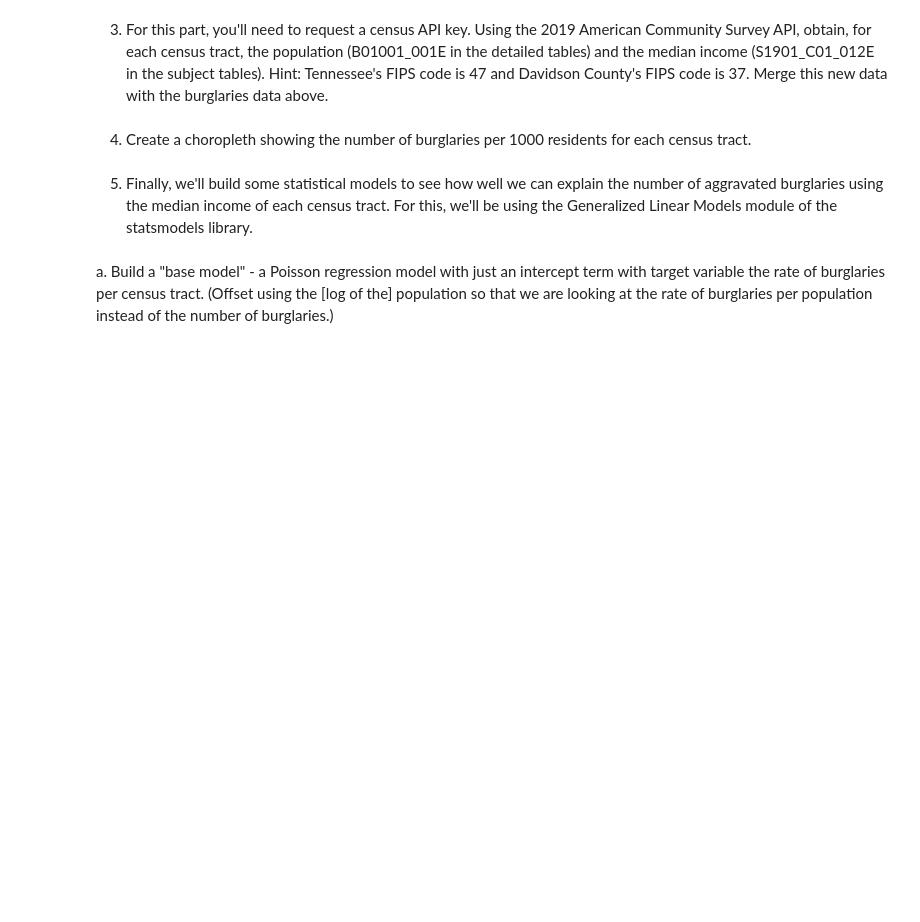
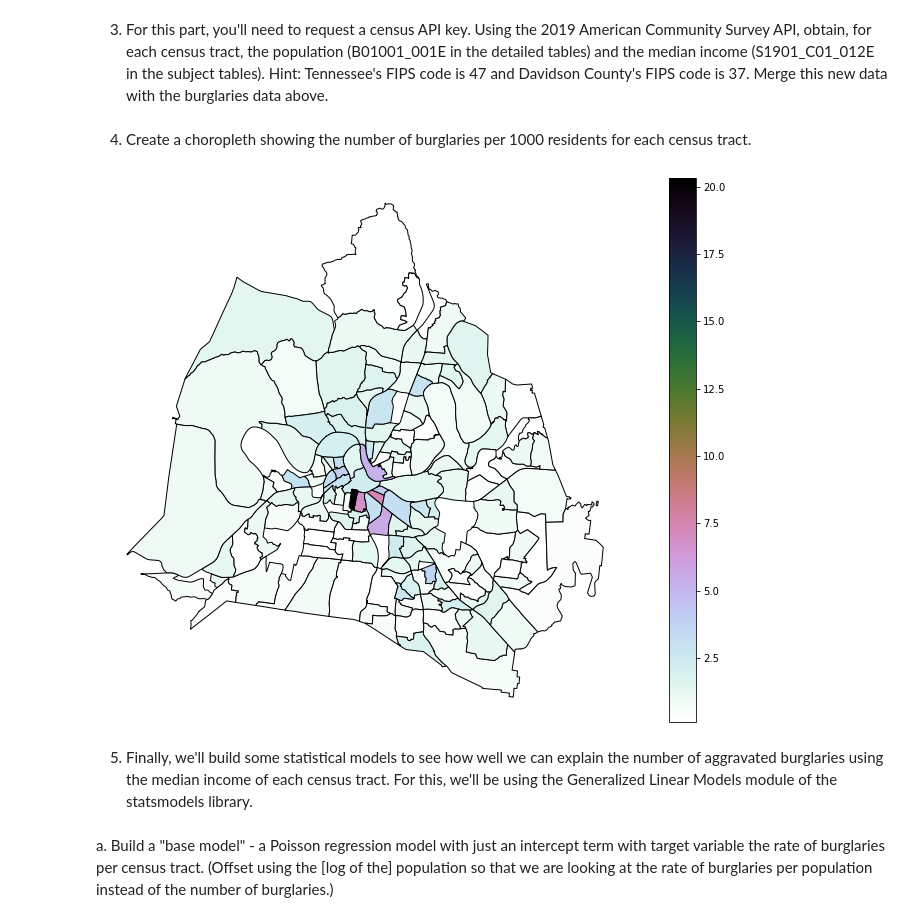
Before and after one commit to nss-data-science-cohort-5/geospatial_api-blue-barracudas, a Jupyter notebook: notebooks/First Run.ipynb, the cells around one changed output. Cells and saved outputs as stored; diff of their text form; code cells hidden in the pictures; blank space fills up the shorter version.

```diff
--- a/notebooks/First Run.ipynb
+++ b/notebooks/First Run.ipynb
@@ -90,14 +85,49 @@ geo_burg_census = geo_burg_census.merge(davidson, how = 'inner')
 # %%
 # Question 4
 
-# Create dataframe of burglaries per 1,000 residents for each census tract.
-burglaries_per_1000 = pd.DataFrame(geo_burg_census['Census Tract'].value_counts())
-burglaries_per_1000 = (
-    burglaries_per_1000.reset_index().rename(columns = {'index':'Census Tract', 'Census Tract':'Burglary Number'})
+# Consider condensing code in this section.
+# Subset geo_burg_census to tracts and population.
+only_tracts_population = (
+    geo_burg_census[['Census Tract', 'Total Population']]
+    .drop_duplicates(subset = {'Census Tract'})
 )
-#burglaries_per_1000['Population'] = (
-#    geo_burg_census['Total Population'].loc[burglaries_per_1000['Census Tract'] == geo_burg_census['Census Tract']]
-#)
+
+# Subset dataframe of census tract locations into just Davidson.
+only_davidson_census_tracts = census_tracts.loc[census_tracts['COUNTYFP'].isin(['037'])]
+
+# Merge that dataframe with burglaries_per_1000.
+merged_burglaries_per_1000 = pd.merge(burglaries_per_1000, only_tracts_population, how = "inner", on = "Census Tract")
+
+# Create a column for burglaries per 1,000 people.
+merged_burglaries_per_1000["Burglaries per 1,000 People"] = (
+    merged_burglaries_per_1000["Burglary Number"]/merged_burglaries_per_1000["Total Population"] * 1000
+)
+
+# Merge with merged_burglaries_per_1000.
+merged_burglaries_per_1000 = (
+    pd.merge(only_davidson_census_tracts, merged_burglaries_per_1000, left_on = 'NAMELSAD', right_on = 'Census Tract')
+)
+
+# Subset merged_burglaries_per_1000 to only relevant columns
+merged_burglaries_per_1000 = (
+    merged_burglaries_per_1000[['geometry','Census Tract','Burglary Number',\
+                                'Total Population','Burglaries per 1,000 People']]
+)
+
+# Remove potentially hidden infinite or NaN values.
+merged_burglaries_per_1000.replace([np.inf, -np.inf], np.nan, inplace=True)
+merged_burglaries_per_1000.dropna(subset = ['Burglaries per 1,000 People'])
+
+# Plot choropleth!
+fig, ax = plt.subplots(figsize = (15, 10))
+merged_burglaries_per_1000.plot(column = 'Burglaries per 1,000 People',
+                                cmap = 'cubehelix_r',
+                                edgecolor = 'black',
+                                ax = ax,
+                                legend = True)
+ax.axis('off');
+# %% [output]
+[figure, added]
 # %% [markdown]
 5. Finally, we'll build some statistical models to see how well we can explain the number of aggravated burglaries using the median income of each census tract. For this, we'll be using the Generalized Linear Models module of the statsmodels library.
 # %% [markdown]
```
Also changed, not shown: parts of 5 cells of this notebook.
